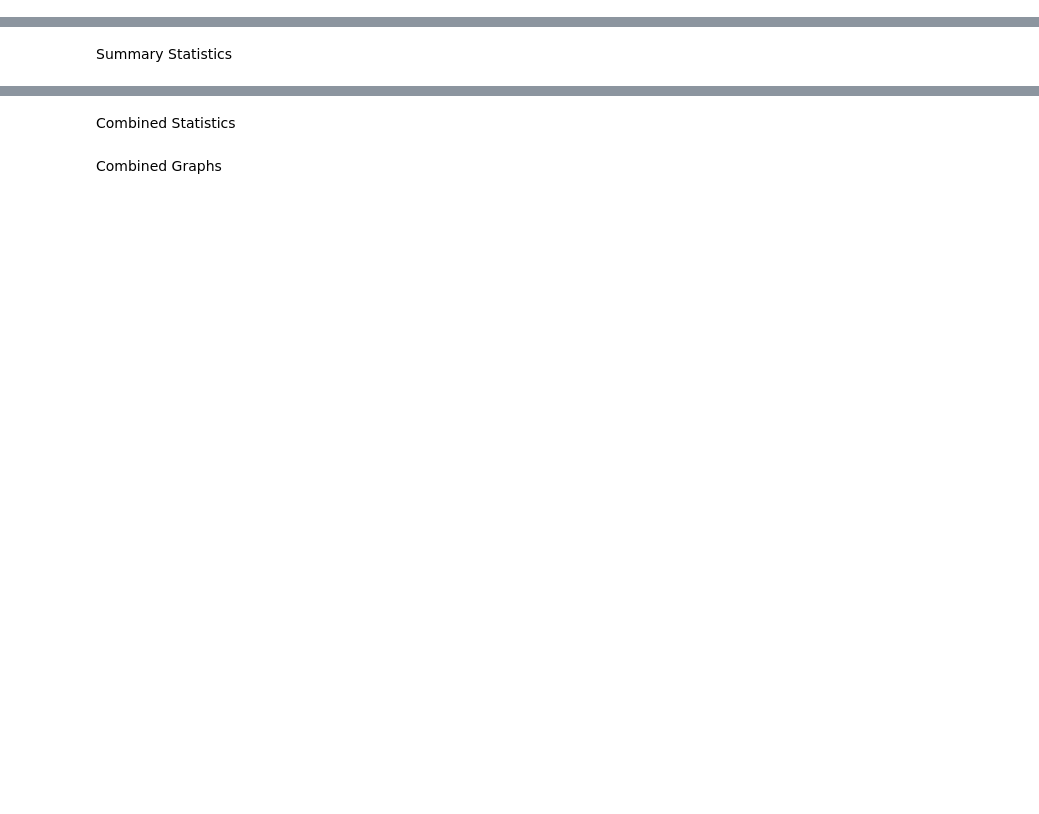
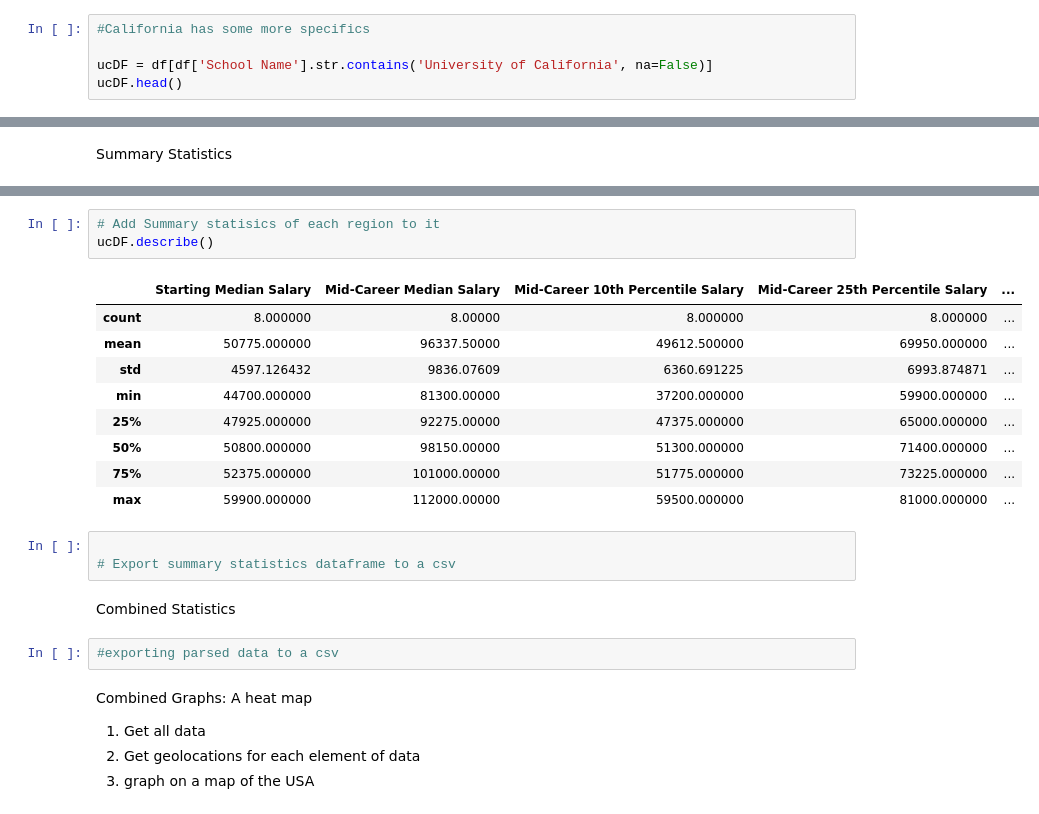
Before and after one commit to Immersor-git/CECS_450_Fall2023_Sem_Project, a Jupyter notebook: Salary By Region/bonnieWIP.ipynb, the cells around one changed output, grey strips where cells are left out. Cells and saved outputs as stored; diff of their text form; blank space fills up the shorter version.

```diff
--- a/Salary By Region/bonnieWIP.ipynb
+++ b/Salary By Region/bonnieWIP.ipynb
@@ -146,0 +134,5 @@ print(stateList)
+# %%
+#California has some more specifics
+
+ucDF = df[df['School Name'].str.contains('University of California', na=False)]
+ucDF.head()
@@ -158,4 +189,25 @@ Summary Statistics
+# %%
+# Add Summary statisics of each region to it
+ucDF.describe()
+# %% [output]
+|  | Starting Median Salary | Mid-Career Median Salary | Mid-Career 10th Percentile Salary | Mid-Career 25th Percentile Salary | ... |
+| count | 8.000000 | 8.00000 | 8.000000 | 8.000000 | ... |
+| mean | 50775.000000 | 96337.50000 | 49612.500000 | 69950.000000 | ... |
+| std | 4597.126432 | 9836.07609 | 6360.691225 | 6993.874871 | ... |
+| min | 44700.000000 | 81300.00000 | 37200.000000 | 59900.000000 | ... |
+| 25% | 47925.000000 | 92275.00000 | 47375.000000 | 65000.000000 | ... |
+| 50% | 50800.000000 | 98150.00000 | 51300.000000 | 71400.000000 | ... |
+| 75% | 52375.000000 | 101000.00000 | 51775.000000 | 73225.000000 | ... |
+| max | 59900.000000 | 112000.00000 | 59500.000000 | 81000.000000 | ... |
+# %%
+
+# Export summary statistics dataframe to a csv
 # %% [markdown]
 Combined Statistics
-# %% [markdown]
-Combined Graphs
+# %%
+#exporting parsed data to a csv
+# %% [markdown]
+Combined Graphs: A heat map
+1. Get all data
+2. Get geolocations for each element of data
+3. graph on a map of the USA
```
Also changed, not shown: parts of 10 cells of this notebook.
